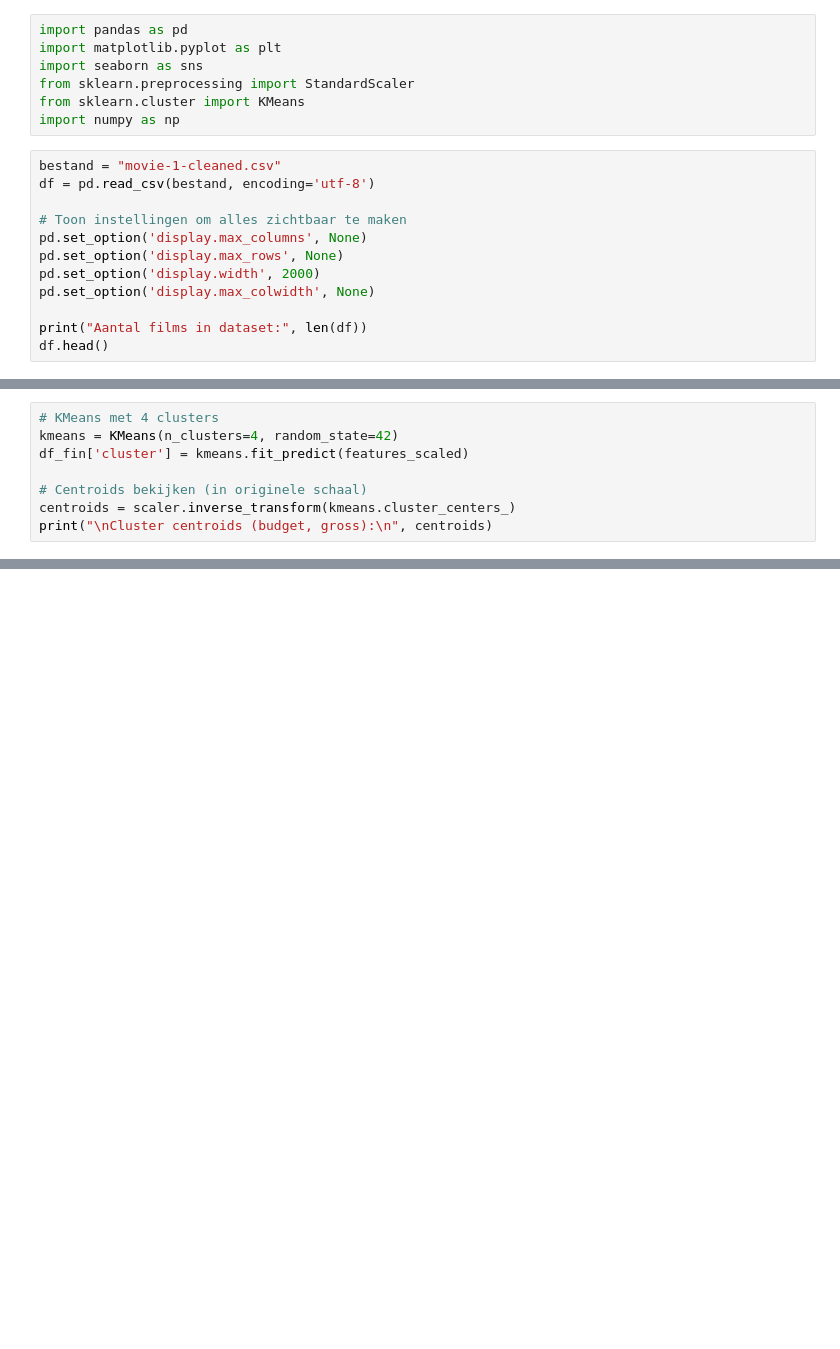
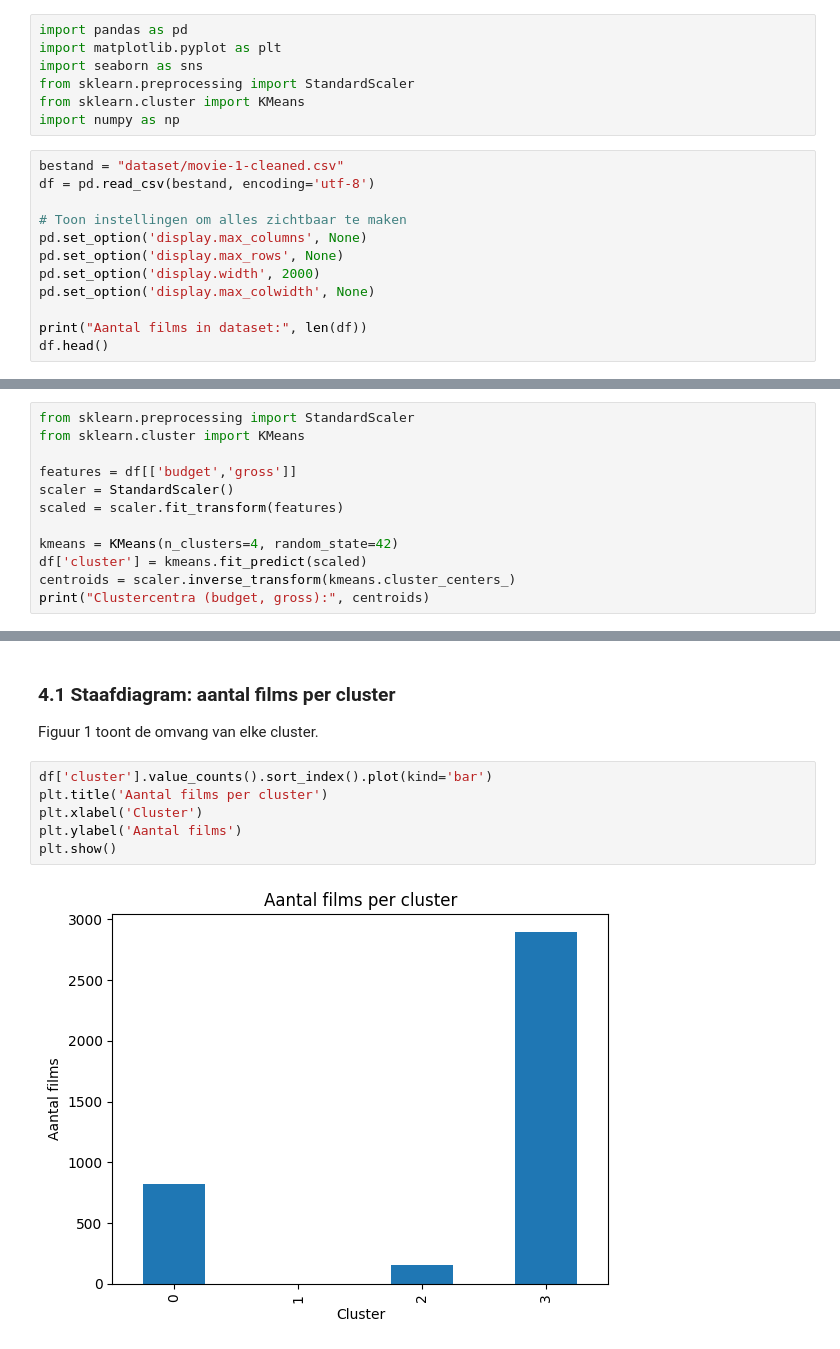
Before and after one commit to CansieJ/Computational-Modelling-film, a Jupyter notebook: Vraag_2_clusters.ipynb, the cells around one changed output, grey strips where cells are left out. Cells and saved outputs as stored; diff of their text form; blank space fills up the shorter version.

```diff
--- a/Vraag_2_clusters.ipynb
+++ b/Vraag_2_clusters.ipynb
@@ -8,7 +18,7 @@ from sklearn.preprocessing import StandardScaler
 from sklearn.cluster import KMeans
 import numpy as np
 # %%
-bestand = "movie-1-cleaned.csv"
+bestand = "dataset/movie-1-cleaned.csv"
 df = pd.read_csv(bestand, encoding='utf-8')
 
 # Toon instellingen om alles zichtbaar te maken
@@ -82,9 +54,13 @@ features_scaled = scaler.fit_transform(features)
 # %%
-# KMeans met 4 clusters
+from sklearn.preprocessing import StandardScaler
+from sklearn.cluster import KMeans
+
+features = df[['budget','gross']]
+scaler = StandardScaler()
+scaled = scaler.fit_transform(features)
+
 kmeans = KMeans(n_clusters=4, random_state=42)
-df_fin['cluster'] = kmeans.fit_predict(features_scaled)
-
-# Centroids bekijken (in originele schaal)
+df['cluster'] = kmeans.fit_predict(scaled)
 centroids = scaler.inverse_transform(kmeans.cluster_centers_)
-print("\nCluster centroids (budget, gross):\n", centroids)
+print("Clustercentra (budget, gross):", centroids)
 # %% [output]
@@ -191,0 +90,11 @@ maar er zijn uitzonderingen (films met laag budget en hoge omzet).
+# %% [markdown]
+### 4.1 Staafdiagram: aantal films per cluster
+Figuur 1 toont de omvang van elke cluster.
+# %%
+df['cluster'].value_counts().sort_index().plot(kind='bar')
+plt.title('Aantal films per cluster')
+plt.xlabel('Cluster')
+plt.ylabel('Aantal films')
+plt.show()
+# %% [output]
+[figure, added]
```
Also changed, not shown: parts of 38 cells of this notebook, 6 other files.
